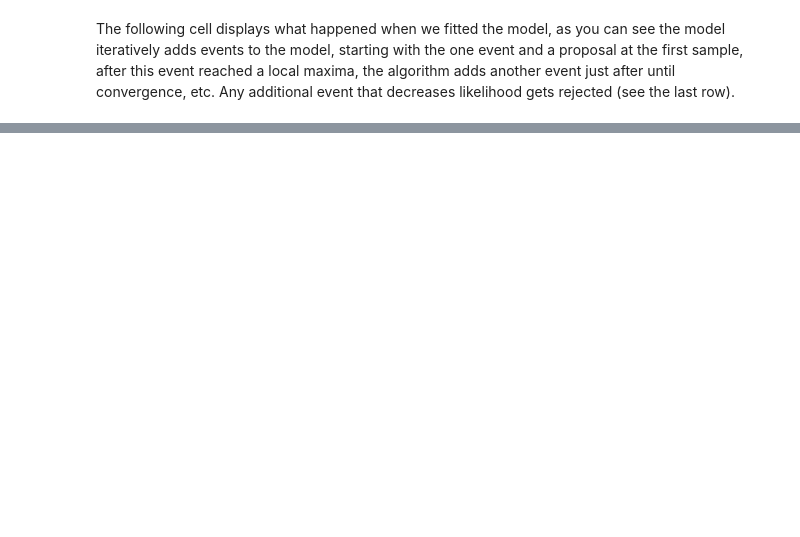
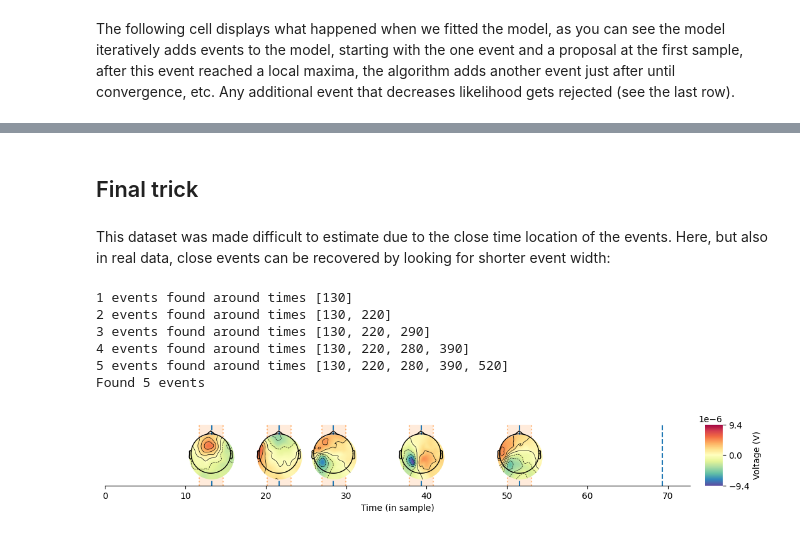
Before and after one commit to JoKra1/hsmm_mvpy, a Jupyter notebook: docs/source/notebooks/2-The_different_model_classes.ipynb, the cells around one changed output, grey strips where cells are left out. Drawn from its saved outputs; the diff is of its cells as text; code cells hidden in the pictures; blank space fills up the shorter version.

```diff
--- a/docs/source/notebooks/2-The_different_model_classes.ipynb
+++ b/docs/source/notebooks/2-The_different_model_classes.ipynb
@@ -348,0 +332,19 @@ Estimating 5 events model
+# %% [markdown]
+## Final trick
+# %% [markdown]
+This dataset was made difficult to estimate due to the close time location of the events. Here, but also in real data, close events can be recovered by looking for shorter event width:
+# %%
+event_properties_small = HalfSine.create_expected(sfreq=epoch_data.sfreq, width=30)#30ms half-sine
+model_cumulative_small = CumulativeMethod(event_properties_small)
+model_cumulative_small.fit(trial_data)
+ll_cumulative_small, estimates_cumulative_small = model_cumulative_small.transform(trial_data)
+plot_topo_timecourse(epoch_data, estimates_cumulative_small, info,
+                                times_to_display = np.mean(np.cumsum(sim_source_times,axis=1),axis=0), magnify=1)
+# %% [output]
+1 events found around times [130]
+2 events found around times [130, 220]
+3 events found around times [130, 220, 290]
+4 events found around times [130, 220, 280, 390]
+5 events found around times [130, 220, 280, 390, 520]
+Found 5 events
+[figure, added]
```
Also changed, not shown: parts of 13 cells of this notebook, 3 other files.
